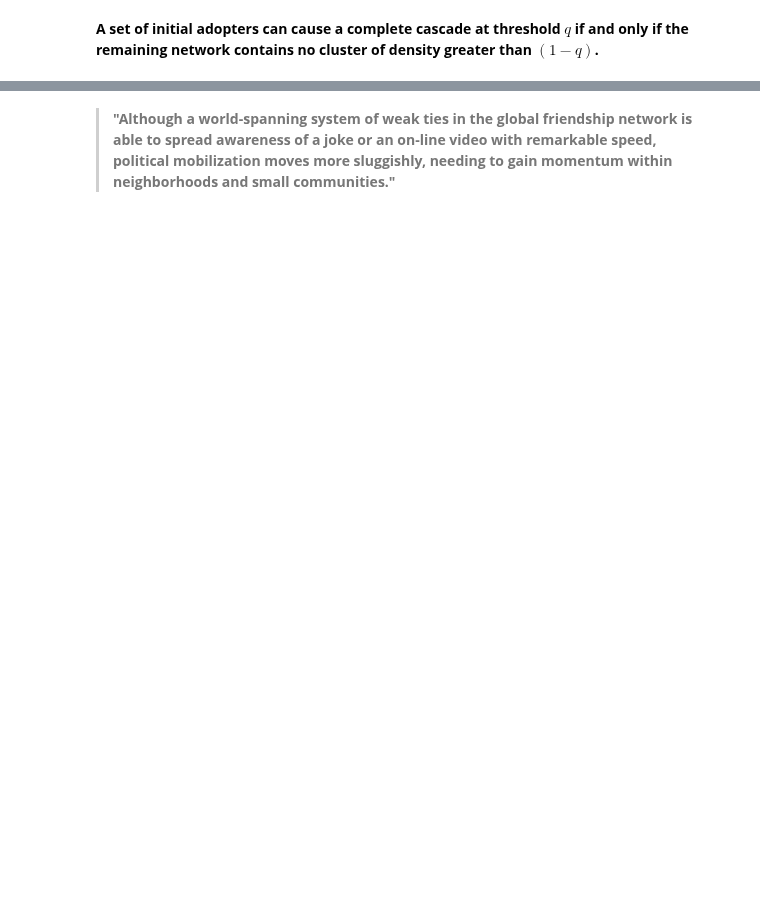
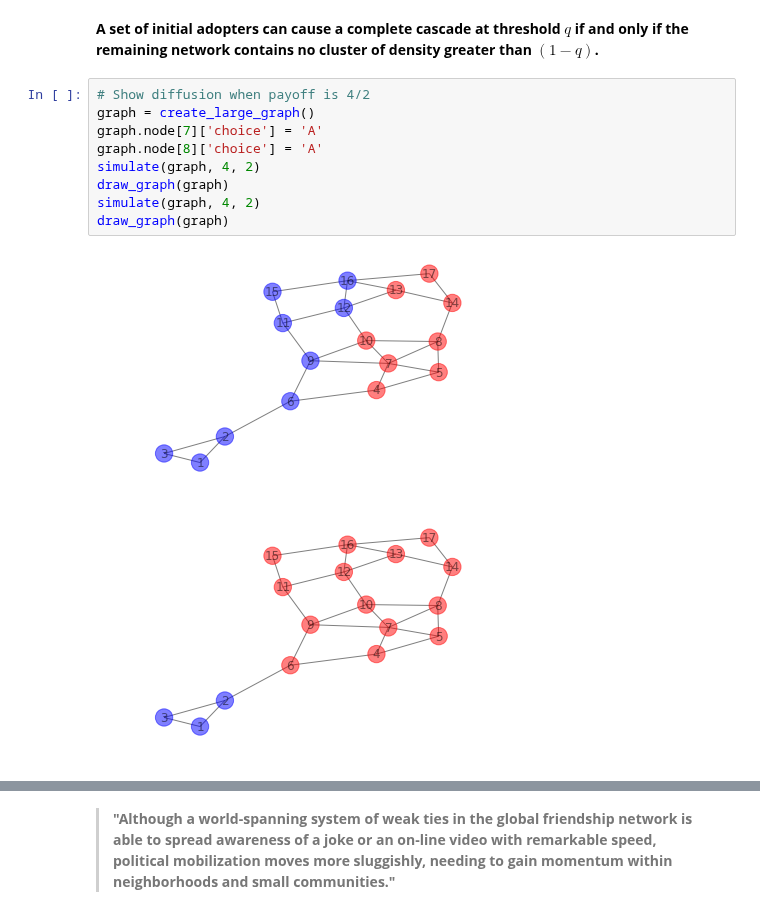
Before and after one commit to iit-cs579/main, a Jupyter notebook: lec/l09/l09.ipynb, the cells around one changed output, grey strips where cells are left out. Drawn from its saved outputs; the diff is of its cells as text; blank space fills up the shorter version.

```diff
--- a/lec/l09/l09.ipynb
+++ b/lec/l09/l09.ipynb
@@ -414,2 +420,14 @@ $$
 # %% [markdown]
 **A set of initial adopters can cause a complete cascade at threshold $q$ if and only if the remaining network contains no cluster of density greater than $(1 − q)$.**
+# %%
+# Show diffusion when payoff is 4/2
+graph = create_large_graph()
+graph.node[7]['choice'] = 'A'
+graph.node[8]['choice'] = 'A'
+simulate(graph, 4, 2)
+draw_graph(graph)
+simulate(graph, 4, 2)
+draw_graph(graph)
+# %% [output]
+[figure, added]
+[figure, added]
```
Also changed, not shown: parts of 27 cells of this notebook, 1 other file.
